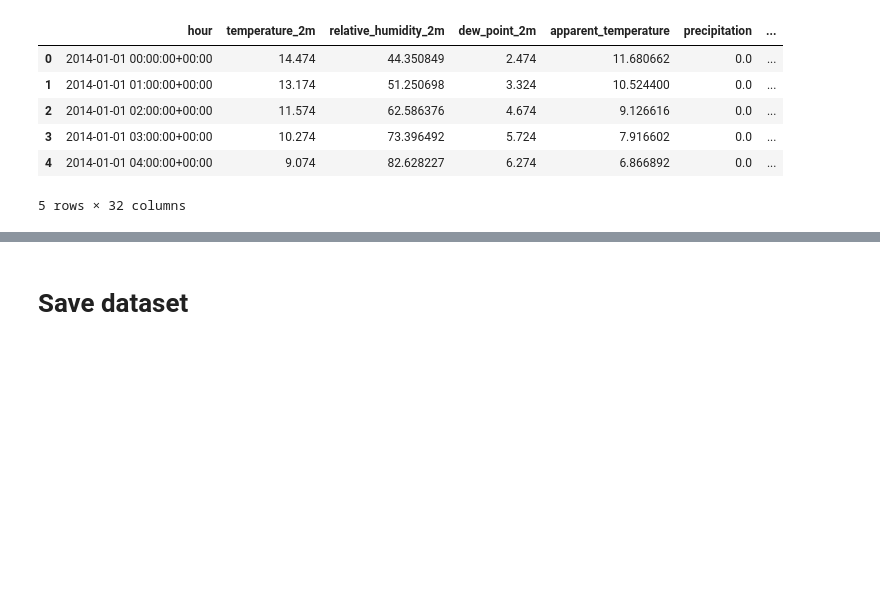
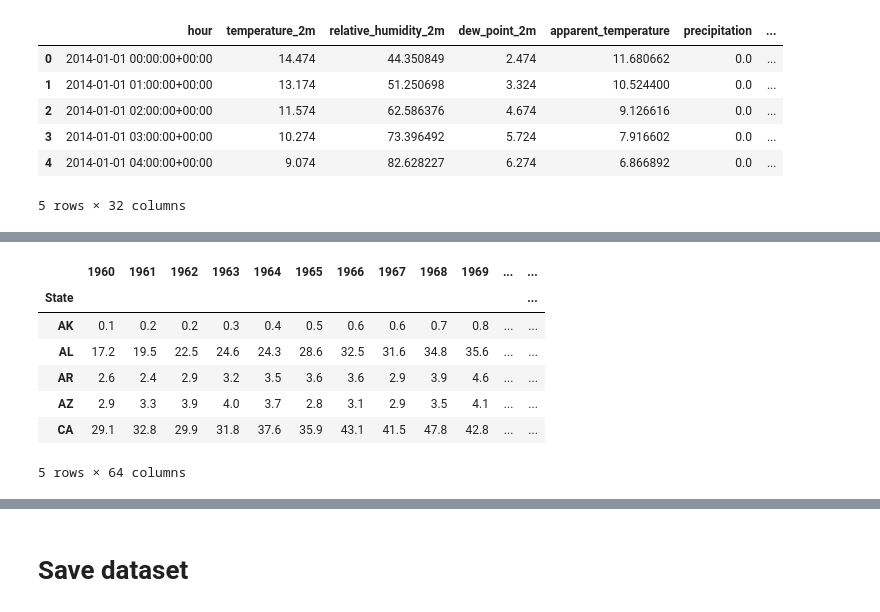
Before and after one commit to Wanghley/energy-nexus-smart-grid, a Jupyter notebook: notebooks/data preprocessing.ipynb, the cells around one changed output, grey strips where cells are left out. Drawn from its saved outputs; the diff is of its cells as text; code cells hidden in the pictures; blank space fills up the shorter version.

```diff
--- a/notebooks/data preprocessing.ipynb
+++ b/notebooks/data preprocessing.ipynb
@@ -521,0 +540,13 @@ df.head()
+# %%
+file_path = root_path + "/CO2/CO2_sector.xlsx"
+df_electric_power_co2 = pd.read_excel(file_path, sheet_name='Electric power', header=2, index_col=0)
+df_electric_power_co2.head()
+# %% [output]
+|  | 1960 | 1961 | 1962 | 1963 | 1964 | 1965 | 1966 | 1967 | 1968 | 1969 | ... | ... |
+| State |  |  |  |  |  |  |  |  |  |  |  | ... |
+| AK | 0.1 | 0.2 | 0.2 | 0.3 | 0.4 | 0.5 | 0.6 | 0.6 | 0.7 | 0.8 | ... | ... |
+| AL | 17.2 | 19.5 | 22.5 | 24.6 | 24.3 | 28.6 | 32.5 | 31.6 | 34.8 | 35.6 | ... | ... |
+| AR | 2.6 | 2.4 | 2.9 | 3.2 | 3.5 | 3.6 | 3.6 | 2.9 | 3.9 | 4.6 | ... | ... |
+| AZ | 2.9 | 3.3 | 3.9 | 4.0 | 3.7 | 2.8 | 3.1 | 2.9 | 3.5 | 4.1 | ... | ... |
+| CA | 29.1 | 32.8 | 29.9 | 31.8 | 37.6 | 35.9 | 43.1 | 41.5 | 47.8 | 42.8 | ... | ... |
+5 rows × 64 columns
```
Also changed, not shown: parts of 8 cells of this notebook.
